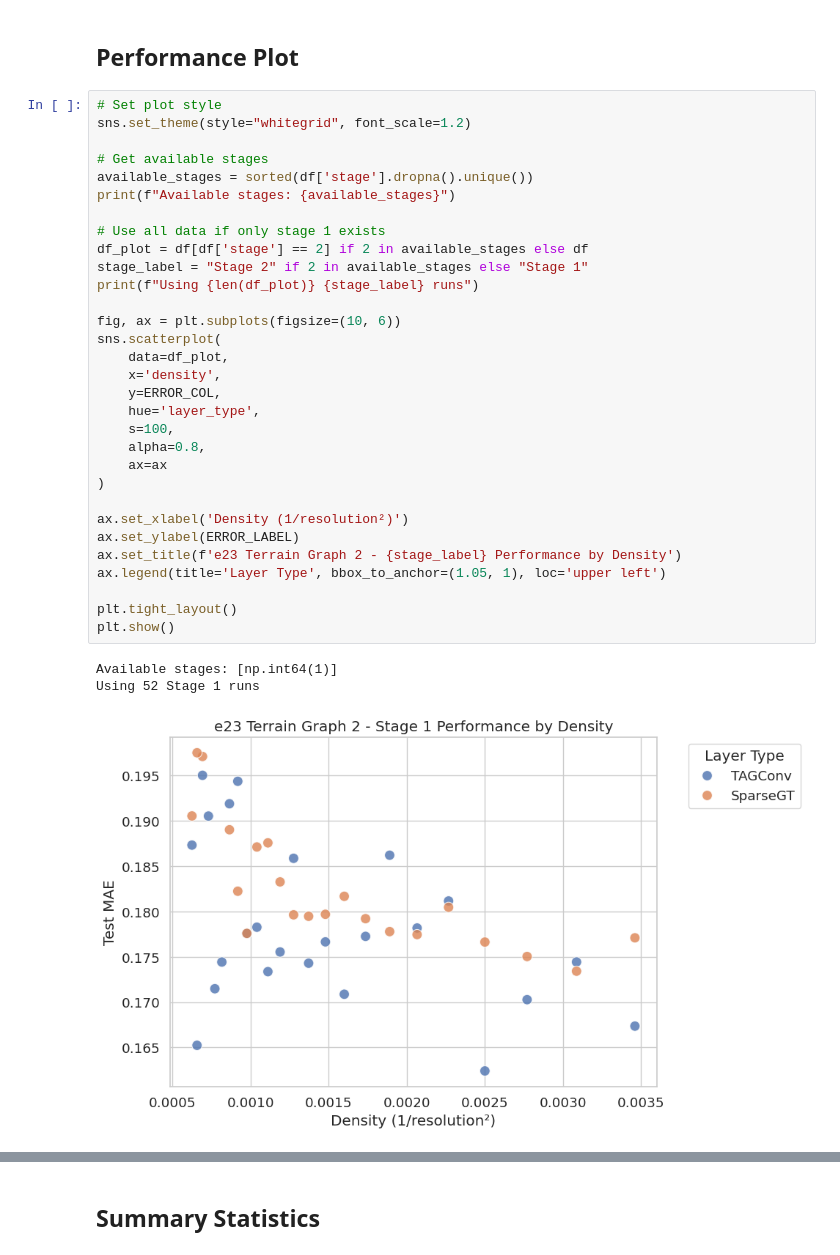
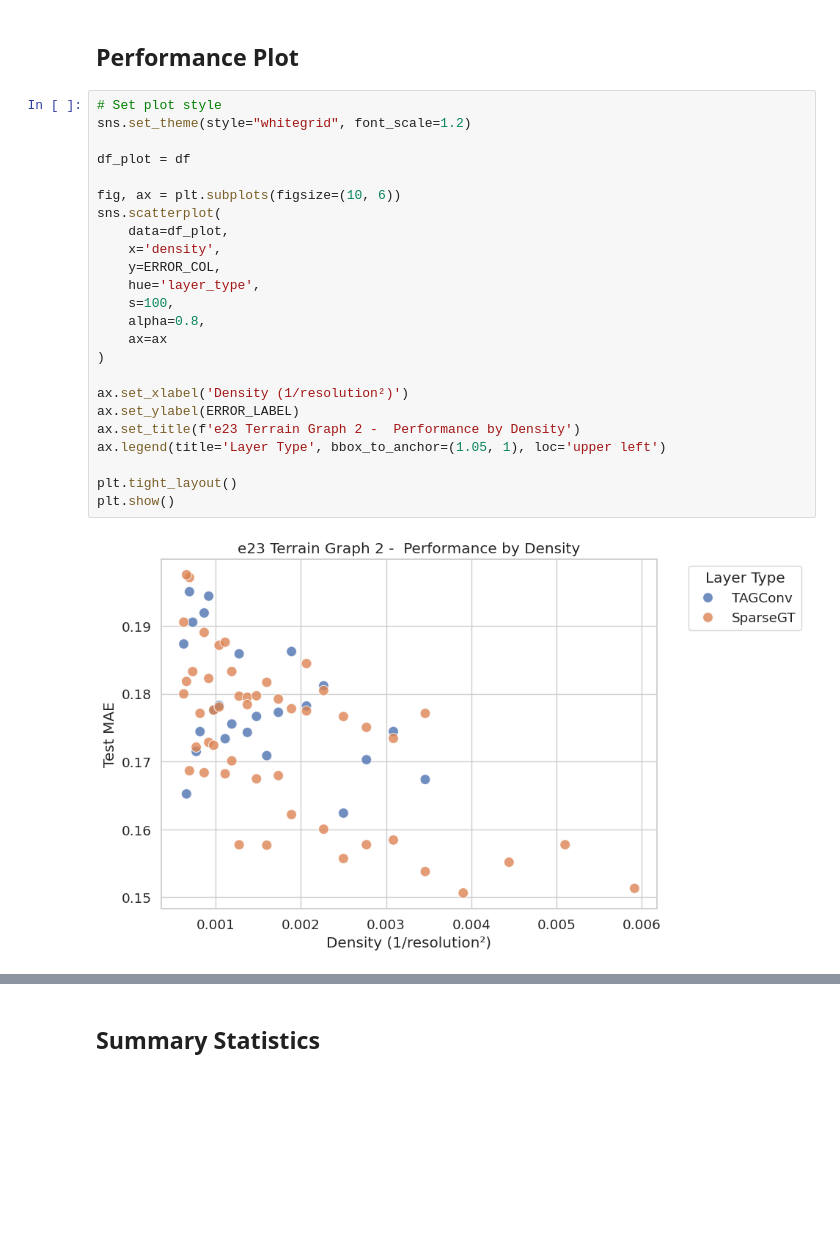
Before and after one commit to jotaporras/shortest-paths-nn, a Jupyter notebook: notebooks/e23_terrain_graph_2_analysis.ipynb, the cells around one changed output, grey strips where cells are left out. Saved outputs shown, nothing was run; the diff lists cells and outputs as text; blank space fills up the shorter version.

```diff
--- a/notebooks/e23_terrain_graph_2_analysis.ipynb
+++ b/notebooks/e23_terrain_graph_2_analysis.ipynb
@@ -264,36 +262,27 @@ df.sort_values('resolution', ascending=False)[['name', 'layer_type', 'resolution
 # %%
 # Set plot style
 sns.set_theme(style="whitegrid", font_scale=1.2)
 
-# Get available stages
-available_stages = sorted(df['stage'].dropna().unique())
-print(f"Available stages: {available_stages}")
-
-# Use all data if only stage 1 exists
-df_plot = df[df['stage'] == 2] if 2 in available_stages else df
-stage_label = "Stage 2" if 2 in available_stages else "Stage 1"
-print(f"Using {len(df_plot)} {stage_label} runs")
+df_plot = df
 
 fig, ax = plt.subplots(figsize=(10, 6))
 sns.scatterplot(
     data=df_plot,
     x='density',
     y=ERROR_COL,
     hue='layer_type',
     s=100,
     alpha=0.8,
     ax=ax
 )
 
 ax.set_xlabel('Density (1/resolution²)')
 ax.set_ylabel(ERROR_LABEL)
-ax.set_title(f'e23 Terrain Graph 2 - {stage_label} Performance by Density')
+ax.set_title(f'e23 Terrain Graph 2 -  Performance by Density')
 ax.legend(title='Layer Type', bbox_to_anchor=(1.05, 1), loc='upper left')
 
 plt.tight_layout()
 plt.show()
 # %% [output]
-Available stages: [np.int64(1)]
-Using 52 Stage 1 runs
-[figure, old version]
+[figure, new version]
 # %%
```
Also changed, not shown: parts of 12 cells of this notebook.
